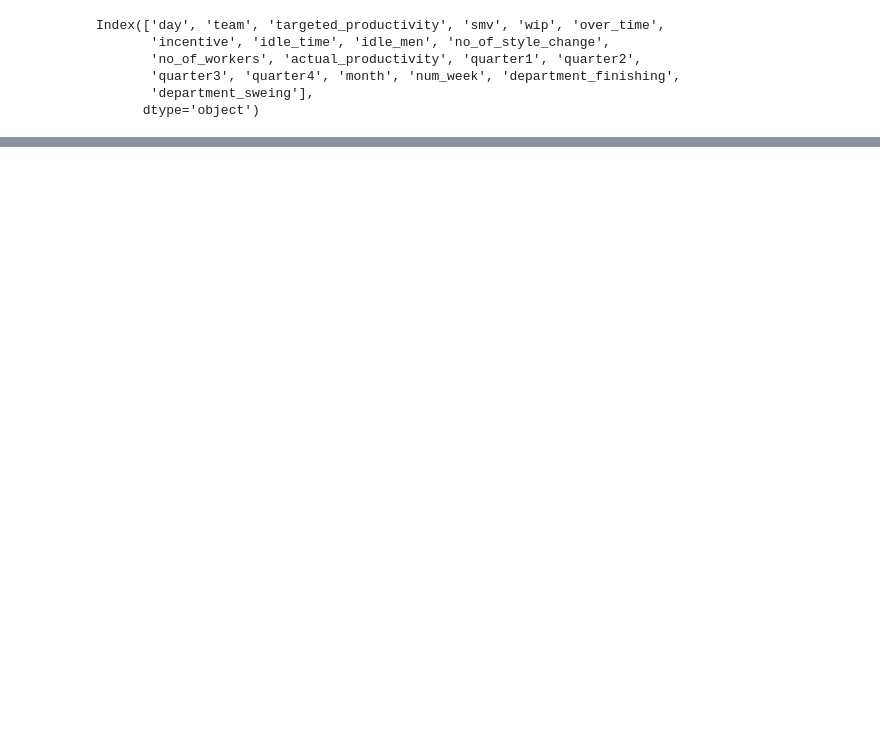
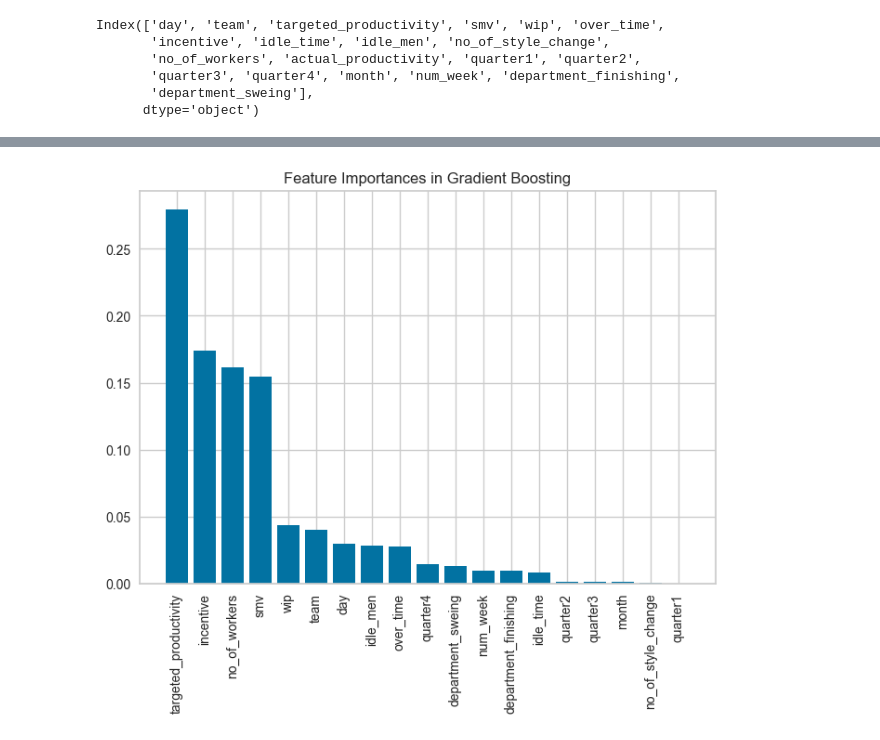
Before and after one commit to irenzim/DS2-Consulting, a Jupyter notebook: productivity_2.ipynb, the cells around one changed output, grey strips where cells are left out. Cells and saved outputs as stored; diff of their text form; code cells hidden in the pictures; blank space fills up the shorter version.

```diff
--- a/productivity_2.ipynb
+++ b/productivity_2.ipynb
@@ -202,0 +263,14 @@ Index(['day', 'team', 'targeted_productivity', 'smv', 'wip', 'over_time',
+# %%
+model_gb = GradientBoostingRegressor(n_estimators=100, learning_rate=0.1, random_state=0)
+model_gb.fit(X_train, y_train)
+
+importances_gb = model_gb.feature_importances_
+
+indices_gb = np.argsort(importances_gb)[::-1]
+plt.figure()
+plt.title("Feature Importances in Gradient Boosting")
+plt.bar(range(X_train.shape[1]), importances_gb[indices_gb])
+plt.xticks(range(X_train.shape[1]), X_train.columns[indices_gb], rotation=90)
+plt.show()
+# %% [output]
+[figure, added]
```
Also changed, not shown: parts of 12 cells of this notebook.
